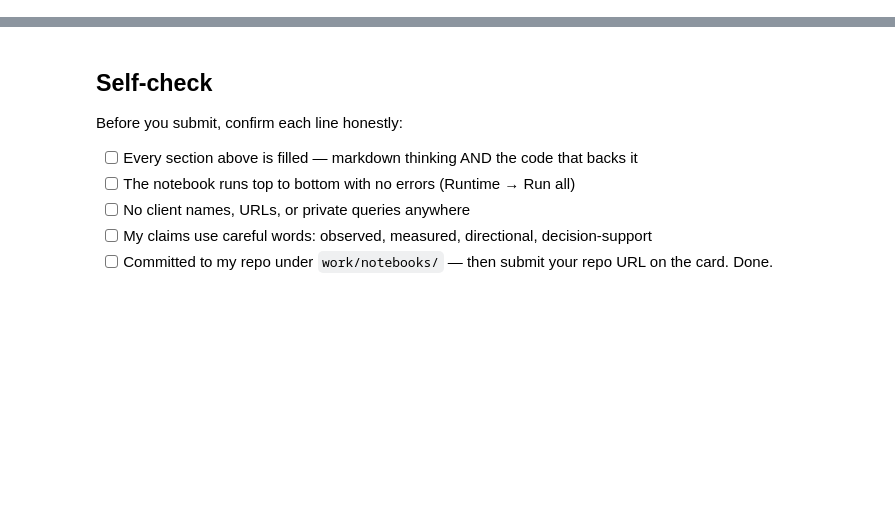
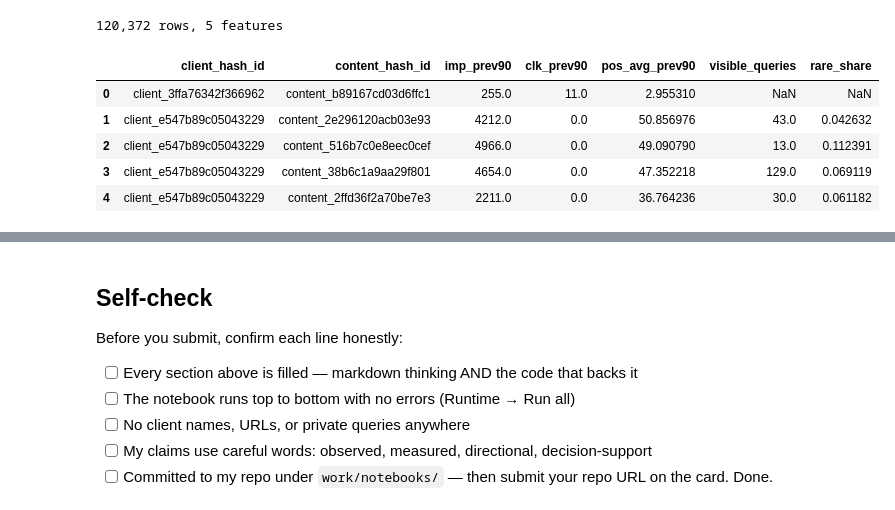
Before and after one commit to saad0O5/FlyRank-Internship-Work, a Jupyter notebook: work/notebooks/w03_data_contract.ipynb, the cells around one changed output, grey strips where cells are left out. Saved outputs shown, nothing was run; the diff lists cells and outputs as text; code cells hidden in the pictures; blank space fills up the shorter version.

```diff
--- a/work/notebooks/w03_data_contract.ipynb
+++ b/work/notebooks/w03_data_contract.ipynb
@@ -36,0 +197,32 @@ This skeleton is yours to fill. Work the sections **in order** — each one has
+# %%
+# Build the five-feature frame for the mid-panel month
+feat = con.sql(f"""
+    SELECT client_hash_id, content_hash_id,
+           SUM(gsc_impressions) AS imp_prev90,
+           SUM(gsc_clicks)      AS clk_prev90,
+           AVG(gsc_avg_position) AS pos_avg_prev90
+    FROM {TABLES['fact_daily']}
+    WHERE report_date BETWEEN '2025-12-31' AND '2026-03-31'
+    GROUP BY 1, 2
+    HAVING imp_prev90 >= 100
+""").df()
+
+q = con.sql(f"""
+    SELECT content_hash_id,
+           ANY_VALUE(content_visible_query_count) AS visible_queries,
+           ANY_VALUE(rare_impressions_share)       AS rare_share
+    FROM {TABLES['fact_query_90d']}
+    GROUP BY content_hash_id
+""").df()
+
+feature_frame = feat.merge(q, on='content_hash_id', how='left')
+print(f"{len(feature_frame):,} rows, 5 features")
+feature_frame.head()
+# %% [output]
+120,372 rows, 5 features
+|  | client_hash_id | content_hash_id | imp_prev90 | clk_prev90 | pos_avg_prev90 | visible_queries | rare_share |
+| 0 | client_3ffa76342f366962 | content_b89167cd03d6ffc1 | 255.0 | 11.0 | 2.955310 | NaN | NaN |
+| 1 | client_e547b89c05043229 | content_2e296120acb03e93 | 4212.0 | 0.0 | 50.856976 | 43.0 | 0.042632 |
+| 2 | client_e547b89c05043229 | content_516b7c0e8eec0cef | 4966.0 | 0.0 | 49.090790 | 13.0 | 0.112391 |
+| 3 | client_e547b89c05043229 | content_38b6c1a9aa29f801 | 4654.0 | 0.0 | 47.352218 | 129.0 | 0.069119 |
+| 4 | client_e547b89c05043229 | content_2ffd36f2a70be7e3 | 2211.0 | 0.0 | 36.764236 | 30.0 | 0.061182 |
```
Also changed, not shown: parts of 31 cells of this notebook.
